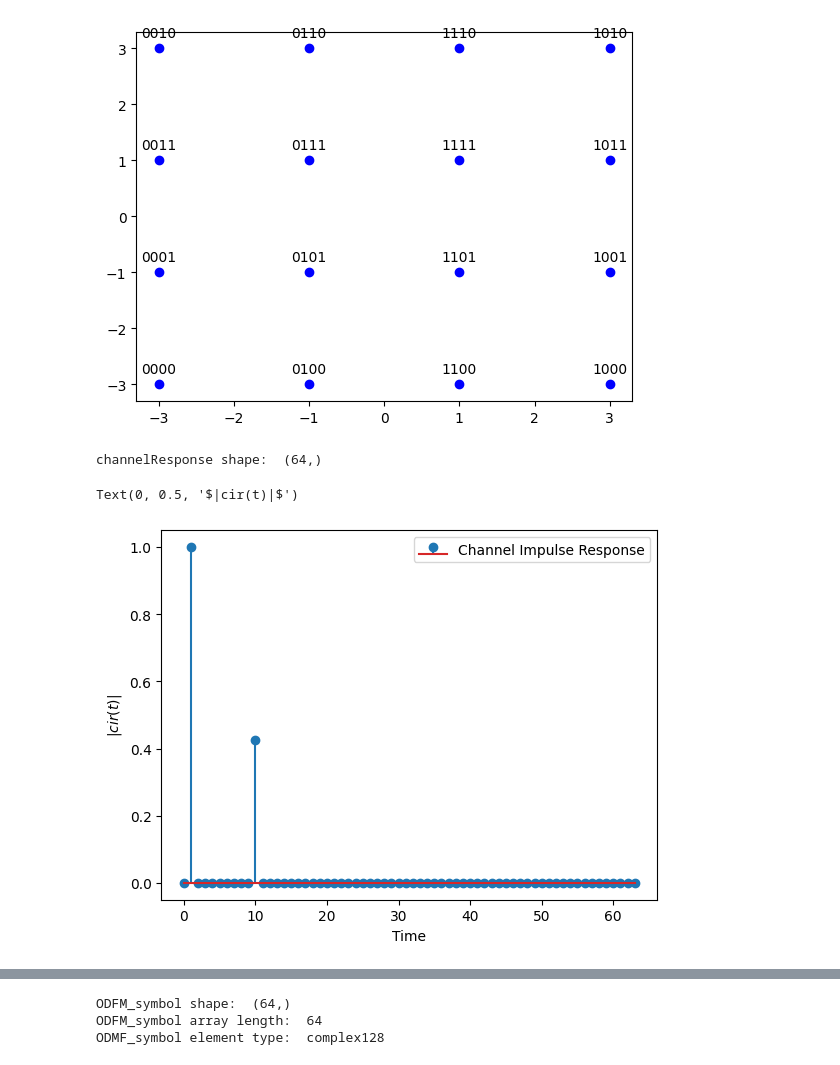
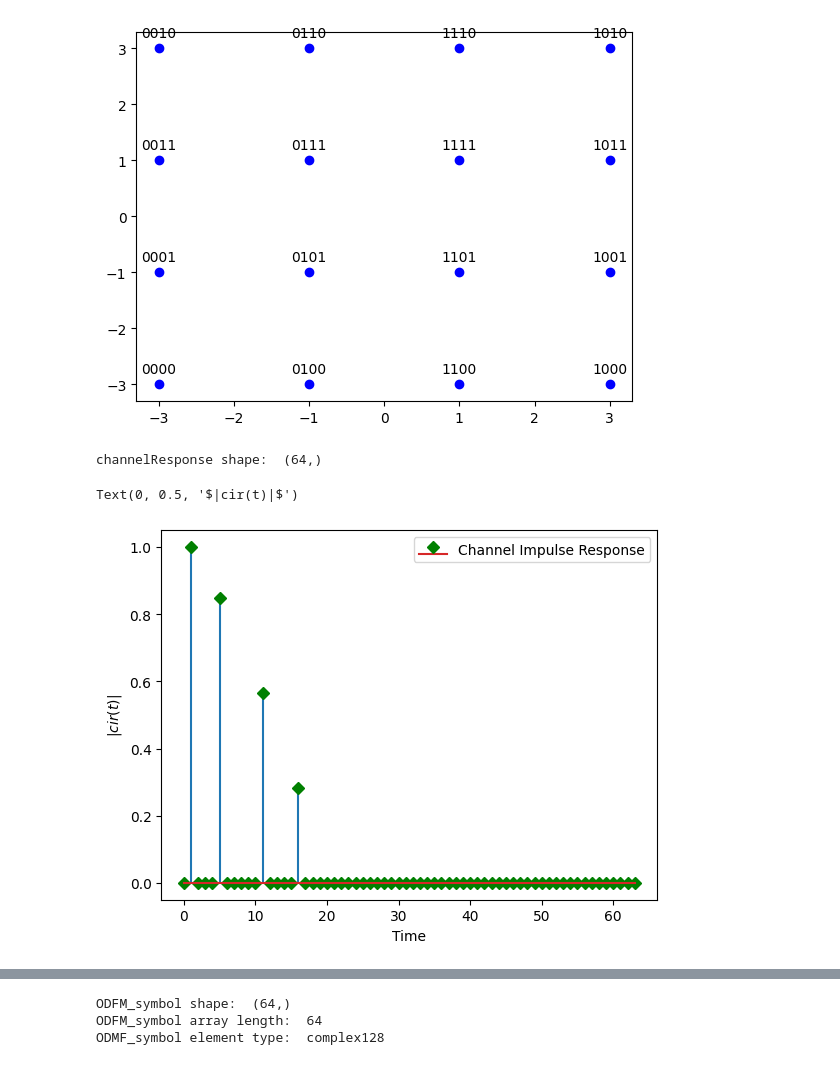
Before and after one commit to snpsuen/Deep_Learning_Notebook_Modelling, a Jupyter notebook: notebook/MLP_ofdm_simulation.ipynb, the cells around one changed output, grey strips where cells are left out. Drawn from its saved outputs; the diff is of its cells as text; code cells hidden in the pictures.

```diff
--- a/notebook/MLP_ofdm_simulation.ipynb
+++ b/notebook/MLP_ofdm_simulation.ipynb
@@ -77,20 +148,23 @@ for b3 in [0, 1]:
 Number of payload bits in an OFDM symbol:  220
 [figure]
 # %%
-channelResponse = np.zeros(64, dtype=complex)
+channelResponse = np.zeros((64,), dtype=complex)
 channelResponse[1] = 1
-channelResponse[10] = 0.3 + 0.3j
+channelResponse[5] = 0.6 + 0.6j
+channelResponse[11] = 0.4 + 0.4j
+channelResponse[16] = 0.2 + 0.2j
+
 #channelResponse = np.array([1, 0, 0.3+0.3j])
 print ("channelResponse shape: ", channelResponse.shape)
 # channelResponse = np.array([1, 0, 0, 0.2+0.2j])  # the impulse response of the wireless channel
 timeline = np.arange(64)
-plt.stem(timeline, abs(channelResponse), label='Channel Impulse Response')
+plt.stem(timeline, abs(channelResponse), markerfmt='gD', label='Channel Impulse Response')
 plt.legend(fontsize=10)
 plt.xlabel('Time'); plt.ylabel('$|cir(t)|$')
 # %% [output]
 channelResponse shape:  (64,)
 Text(0, 0.5, '$|cir(t)|$')
-[figure, old version]
+[figure, new version]
 # %%
 Hf_CIR = np.fft.fft(channelResponse, K)
 Eq_CIR = np.reciprocal(Hf_CIR)
```
Also changed, not shown: parts of 20 cells of this notebook.
